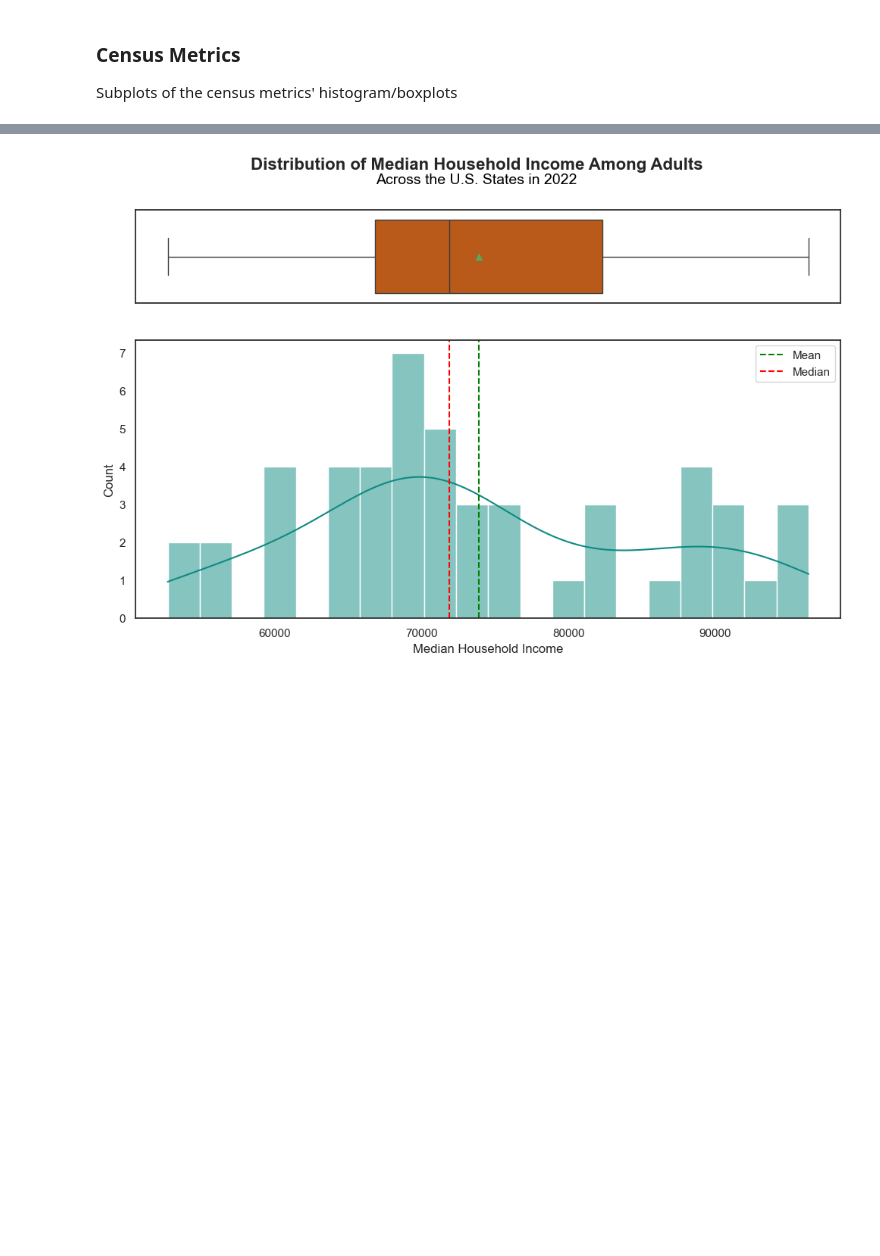
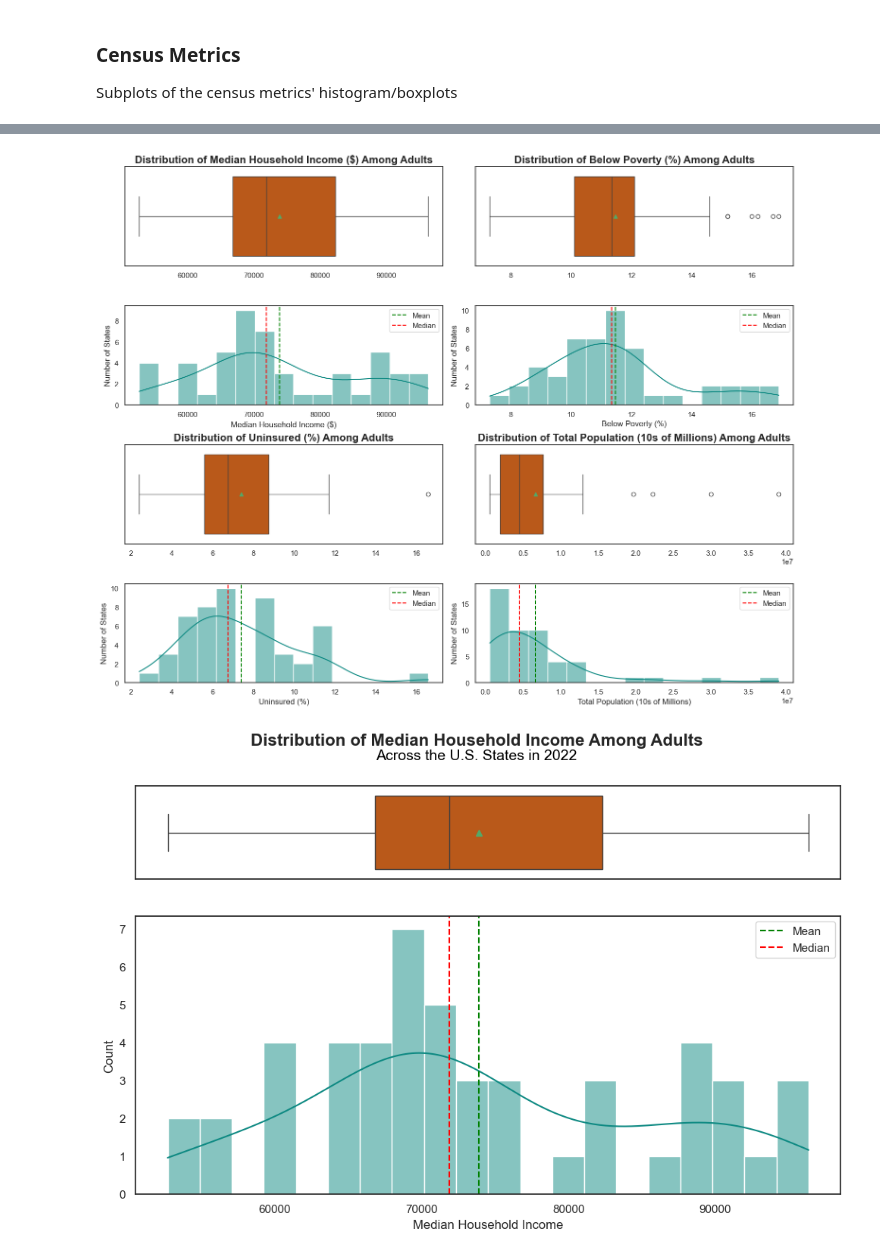
Before and after one commit to duhoang920/siads_593_milestone_1, a Jupyter notebook: main.ipynb, the cells around one changed output, grey strips where cells are left out. Drawn from its saved outputs; the diff is of its cells as text; code cells hidden in the pictures; blank space fills up the shorter version.

```diff
--- a/main.ipynb
+++ b/main.ipynb
@@ -344,3 +364,9 @@ Subplots of the census metrics' histogram/boxplots
+# %%
+list_of_census = ["Median Household Income ($)","Below Poverty (%)",
+                  "Uninsured (%)","Total Population (10s of Millions)"]
+histogram_boxplot_grid(df, list_of_census, 2)
+# %% [output]
+[figure, added]
 # %%
 list_of_census = ["Median Household Income","Below Poverty (%)",
                   "Uninsured (%)","Total Population"]
```
Also changed, not shown: parts of 7 cells of this notebook, 1 other file.
